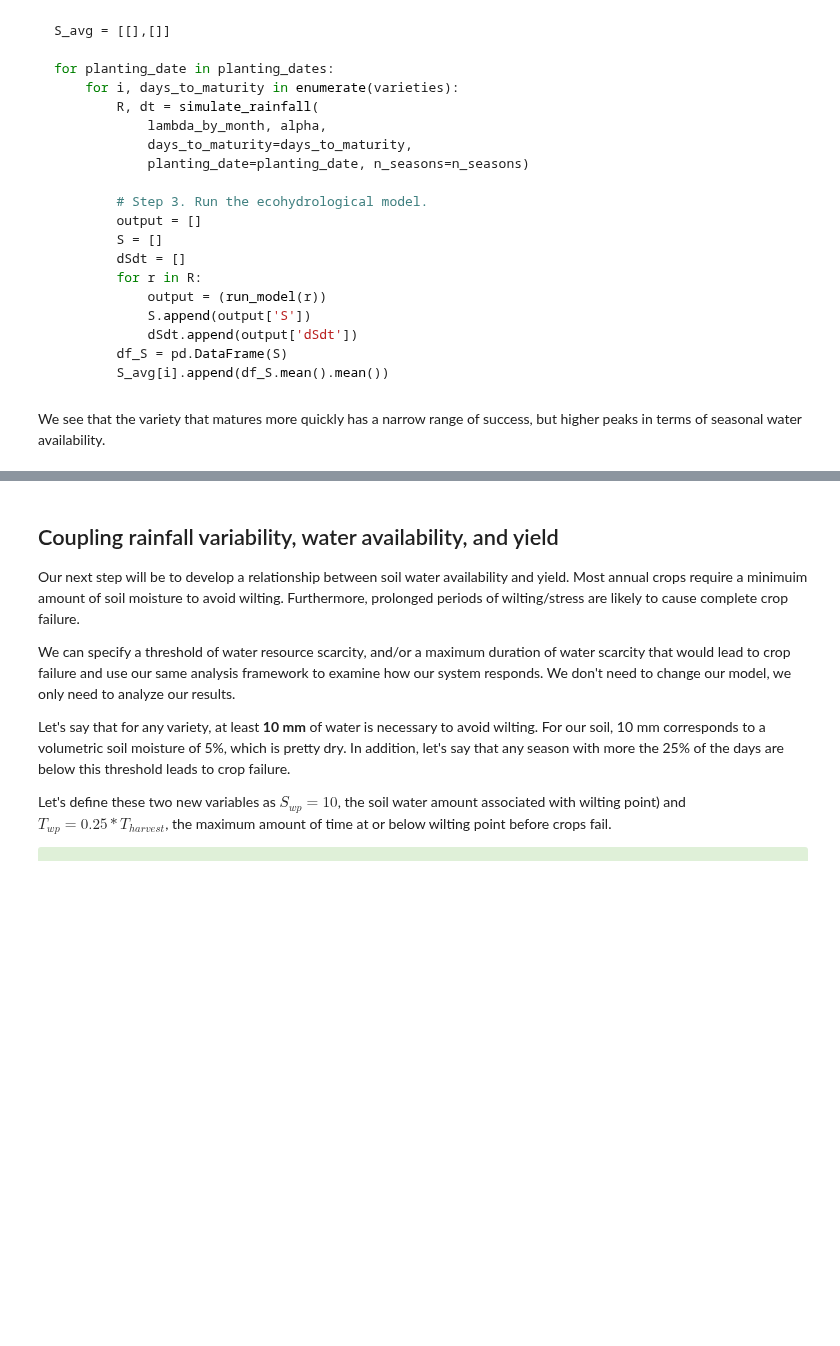
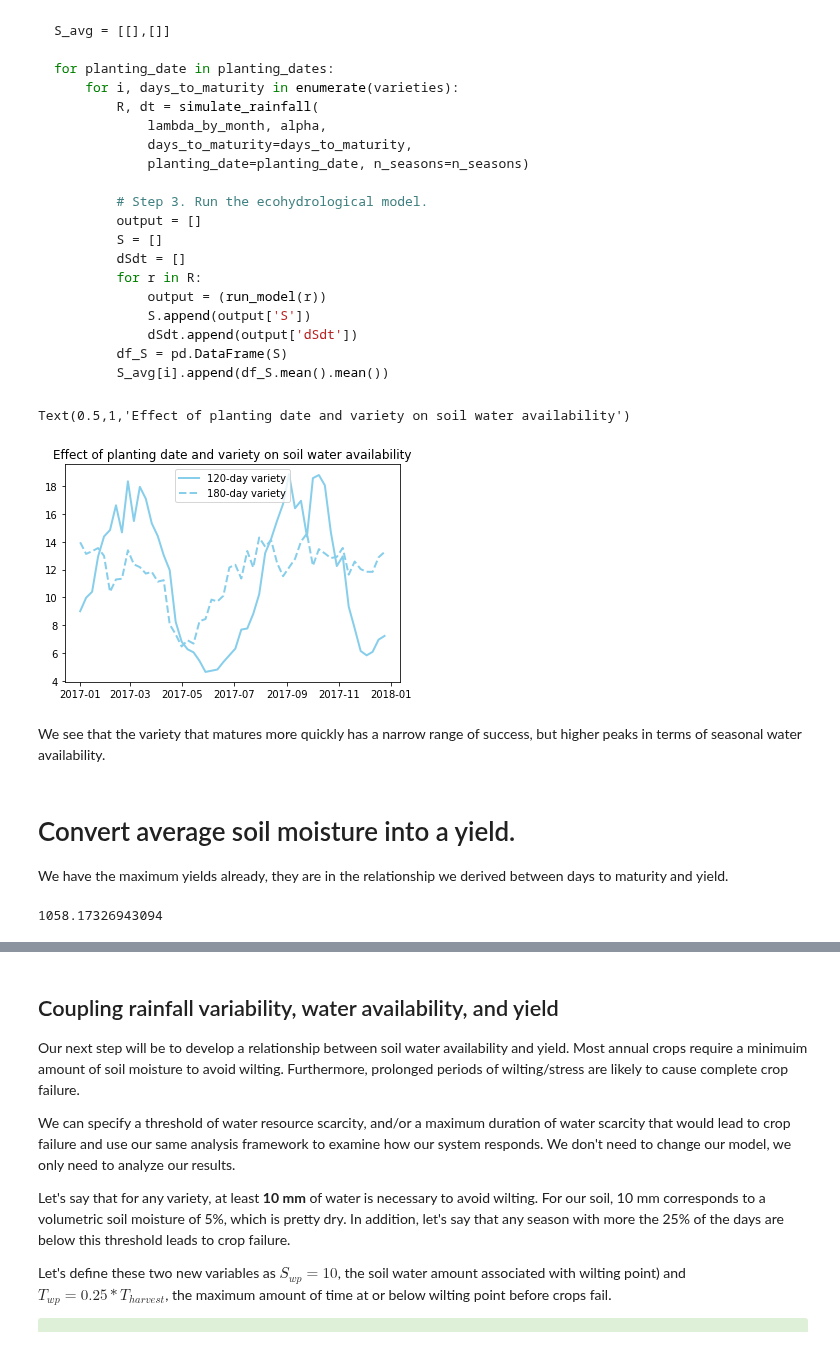
Before and after one commit to ecohydro/RidgeToReef, a Jupyter notebook: chapters/Chapter 3.ipynb, the cells around one changed output, grey strips where cells are left out. Cells and saved outputs as stored; diff of their text form; code cells hidden in the pictures; blank space fills up the shorter version.

```diff
--- a/chapters/Chapter 3.ipynb
+++ b/chapters/Chapter 3.ipynb
@@ -502,32 +525,42 @@ for planting_date in planting_dates:
             lambda_by_month, alpha,
             days_to_maturity=days_to_maturity,
             planting_date=planting_date, n_seasons=n_seasons)
 
         # Step 3. Run the ecohydrological model.
         output = []
         S = []
+        Y = []
         dSdt = []
         for r in R:
             output = (run_model(r))
             S.append(output['S'])
+            Y.append(yield_calc(output['S'],output['S_max']))
             dSdt.append(output['dSdt'])
         df_S = pd.DataFrame(S)
+        df_Y = pd.DataFrame(Y)
         S_avg[i].append(df_S.mean().mean())
 
 df = pd.DataFrame({
     'x': planting_dates,
     '120-day': S_avg[0],
     '180-day': S_avg[1]
 })
 
 plt.plot(
     'x', '120-day', data=df, marker='', color='skyblue',
     label='120-day variety', linewidth=2
 )
 plt.plot('x', '180-day', data=df, marker='', color='skyblue',
     label='180-day variety', linestyle='dashed', linewidth=2
 )
 plt.legend()
 plt.title('Effect of planting date and variety on soil water availability')
+# %% [output]
+Text(0.5,1,'Effect of planting date and variety on soil water availability')
+[figure, added]
 # %% [markdown]
 We see that the variety that matures more quickly has a narrow range of success, but higher peaks in terms of seasonal water availability.
+# %% [markdown]
+# Convert average soil moisture into a yield.
+
+We have the maximum yields already, they are in the relationship we derived between days to maturity and yield.
@@ -534,3 +583,7 @@ We see that the variety that matures more quickly has a narrow range of success,
+# %%
+yield_calc(S[1],40,a=1)
+# %% [output]
+1058.17326943094
 # %% [markdown]
 ## Coefficients of Seasonal Rainfall Variability across Laikipia
 
```
Also changed, not shown: parts of 9 cells of this notebook.
